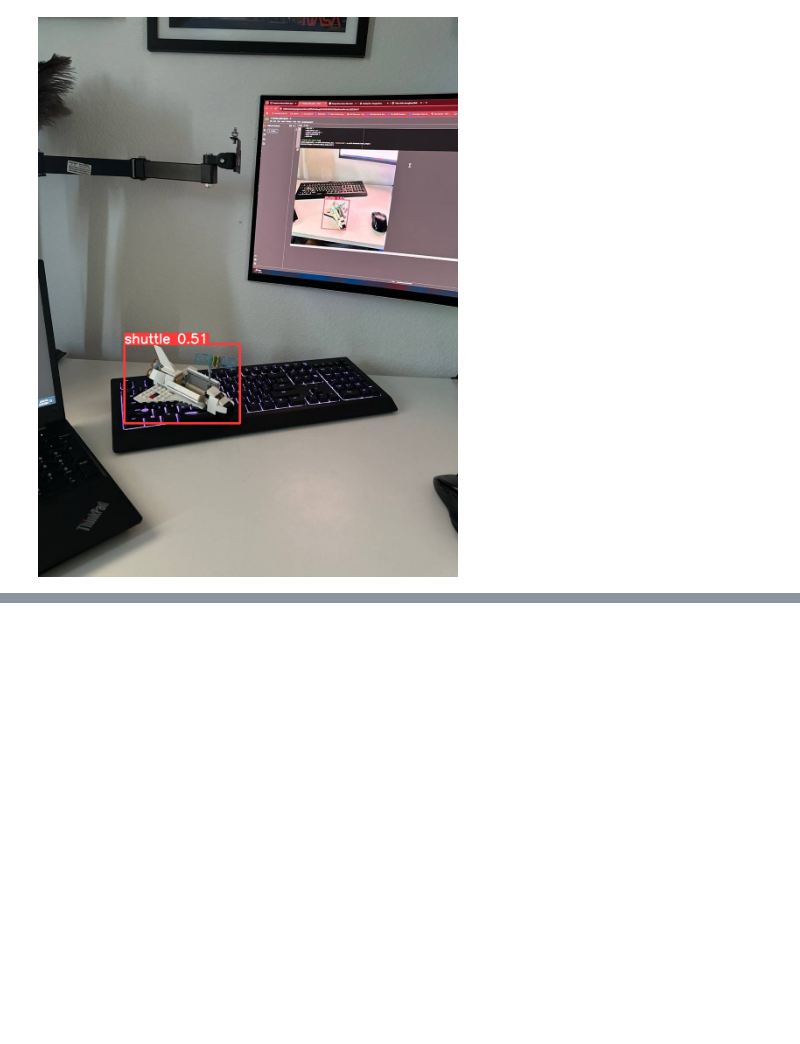
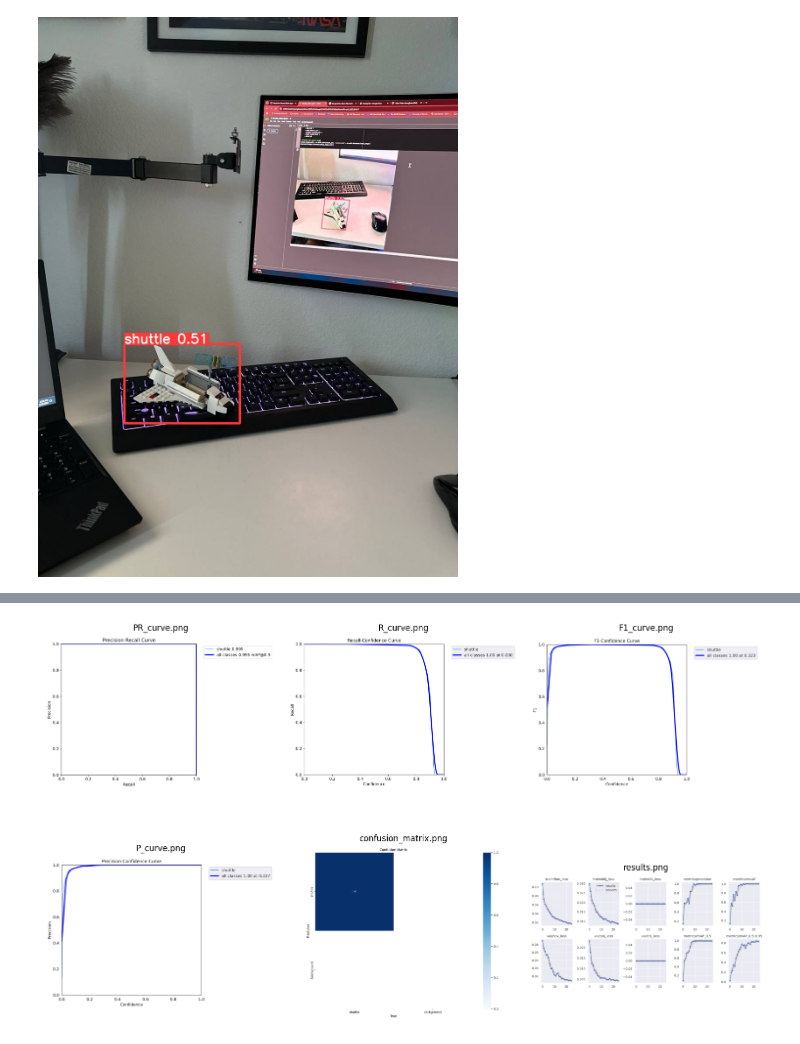
Before and after one commit to elan-wilkinson/OrientationDetectionLegoAerospaceAssembly, a Jupyter notebook: Shuttle_Vision_YOLO.ipynb, the cells around one changed output, grey strips where cells are left out. Cells and saved outputs as stored; diff of their text form; code cells hidden in the pictures; blank space fills up the shorter version.

```diff
--- a/Shuttle_Vision_YOLO.ipynb
+++ b/Shuttle_Vision_YOLO.ipynb
@@ -314,0 +447,26 @@ Results saved to /content/drive/MyDrive/Final_Project_Ahmad/Model_Test/output/cu
+# %%
+import os
+import matplotlib.pyplot as plt
+import matplotlib.image as mpimg
+
+image_dir = '/content/drive/MyDrive/Final_Project_Ahmad/yolov5/runs/train/exp4/'
+png_images = [f for f in os.listdir(image_dir) if f.endswith('.png')]
+
+num_images = len(png_images)
+cols = 3
+rows = (num_images // cols) + (num_images % cols > 0)
+fig, axes = plt.subplots(rows, cols, figsize=(15, 5 * rows))
+axes = axes.flatten()
+
+# Loop through the images and display each one
+for i, img_name in enumerate(png_images):
+    img_path = os.path.join(image_dir, img_name)
+    img = mpimg.imread(img_path)
+    axes[i].imshow(img)
+    axes[i].axis('off')
+    axes[i].set_title(img_name)
+
+plt.tight_layout()
+plt.show()
+# %% [output]
+[figure, added]
```
Also changed, not shown: parts of 15 cells of this notebook.
